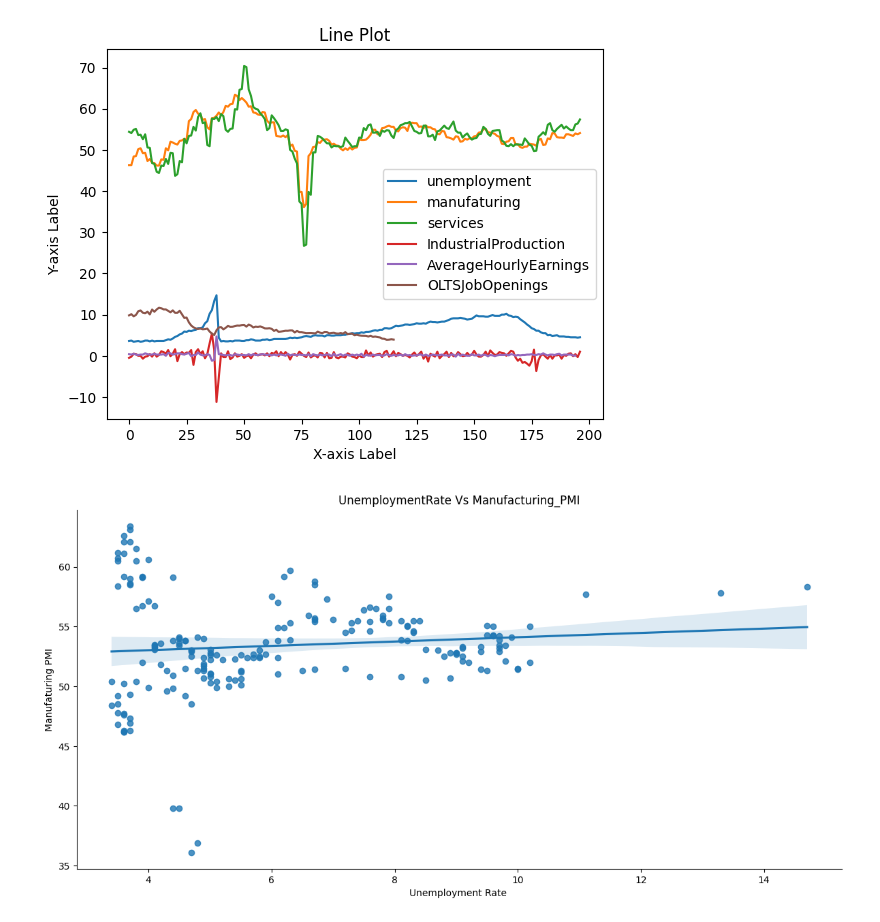
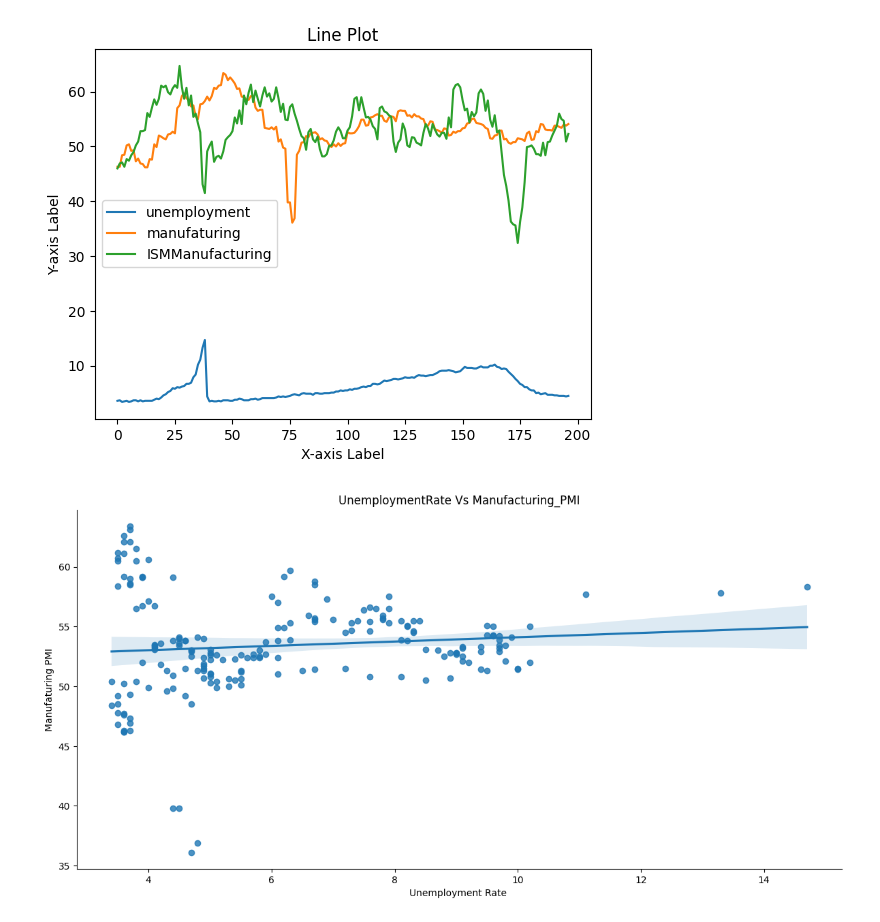
Before and after one commit to Suraj6E/RegressionAnalysis_USD, a Jupyter notebook: DataCleanUP.ipynb, the cells around one changed output. Cells and saved outputs as stored; diff of their text form; code cells hidden in the pictures.

```diff
--- a/DataCleanUP.ipynb
+++ b/DataCleanUP.ipynb
@@ -40,21 +98,32 @@ final_df['OLTSJobOpenings'] = OLTSJobOpenings['actual'];
 # %%
 
 plt.plot(final_df.index, final_df['unemployment'], label='unemployment')
 plt.plot(final_df.index, final_df['manufaturing'], label='manufaturing')
-plt.plot(final_df.index, final_df['services'], label='services')
-plt.plot(final_df.index, final_df['IndustrialProduction'], label='IndustrialProduction')
-plt.plot(final_df.index, final_df['AverageHourlyEarnings'], label='AverageHourlyEarnings')
-# plt.plot(final_df.index, final_df['MonthlyBudget'], label='MonthlyBudget')
-plt.plot(final_df.index, final_df['OLTSJobOpenings'], label='OLTSJobOpenings')
+# plt.plot(final_df.index, final_df['services'], label='services')
+# plt.plot(final_df.index, final_df['IndustrialProduction'], label='IndustrialProduction')
+# plt.plot(final_df.index, final_df['AverageHourlyEarnings'], label='AverageHourlyEarnings')
+# # plt.plot(final_df.index, final_df['MonthlyBudget'], label='MonthlyBudget')
+# plt.plot(final_df.index, final_df['OLTSJobOpenings'], label='OLTSJobOpenings')
+# plt.plot(final_df.index, final_df['ProducerPriceIndex_FoodEnergyMoM'], label='ProducerPriceIndex_FoodEnergyMoM')
+# plt.plot(final_df.index, final_df['ProducerPriceIndex_FoodEnergyYoY'], label='ProducerPriceIndex_FoodEnergyYoY')
+# plt.plot(final_df.index, final_df['RetailSales'], label='RetailSales')
+# plt.plot(final_df.index, final_df['RetailSalesControlGroup'], label='RetailSalesControlGroup')
+# plt.plot(final_df.index, final_df['ConsumerInflationExpectation'], label='ConsumerInflationExpectation')
+# plt.plot(final_df.index, final_df['ManufacturingPricesPaid'], label='ManufacturingPricesPaid')
+# plt.plot(final_df.index, final_df['CompositePMI'], label='CompositePMI')
+# plt.plot(final_df.index, final_df['FactoryOrders'], label='FactoryOrders')
+# plt.plot(final_df.index, final_df['ManufacturingEmploymentIndex'], label='ManufacturingEmploymentIndex')
+# plt.plot(final_df.index, final_df['ManufacturingNewOrdersIndex'], label='ManufacturingNewOrdersIndex')
+plt.plot(final_df.index, final_df['ISMManufacturing'], label='ISMManufacturing')
 
 plt.legend()
 
 plt.xlabel('X-axis Label')
 plt.ylabel('Y-axis Label')
 plt.title('Line Plot')
 plt.show()
 # %% [output]
-[figure, old version]
+[figure, new version]
 # %%
 sns.lmplot(x='unemployment',y='manufaturing',data=final_df,aspect=2,height=6)
 plt.xlabel('Unemployment Rate ')
```
Also changed, not shown: parts of 1 cell of this notebook.
